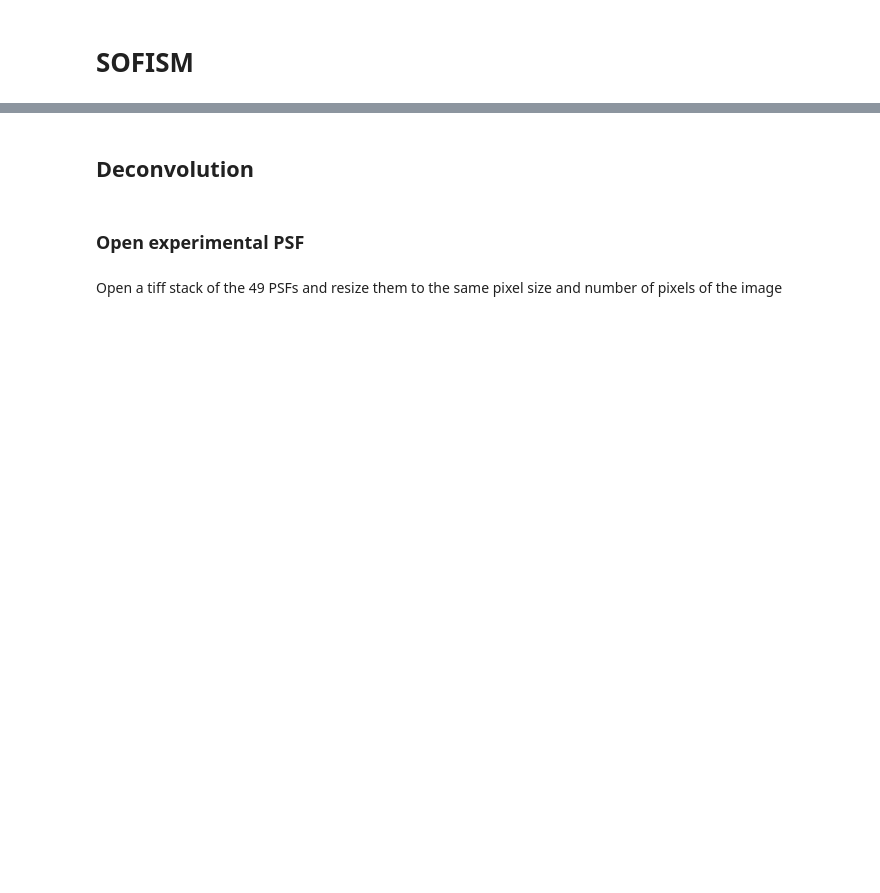
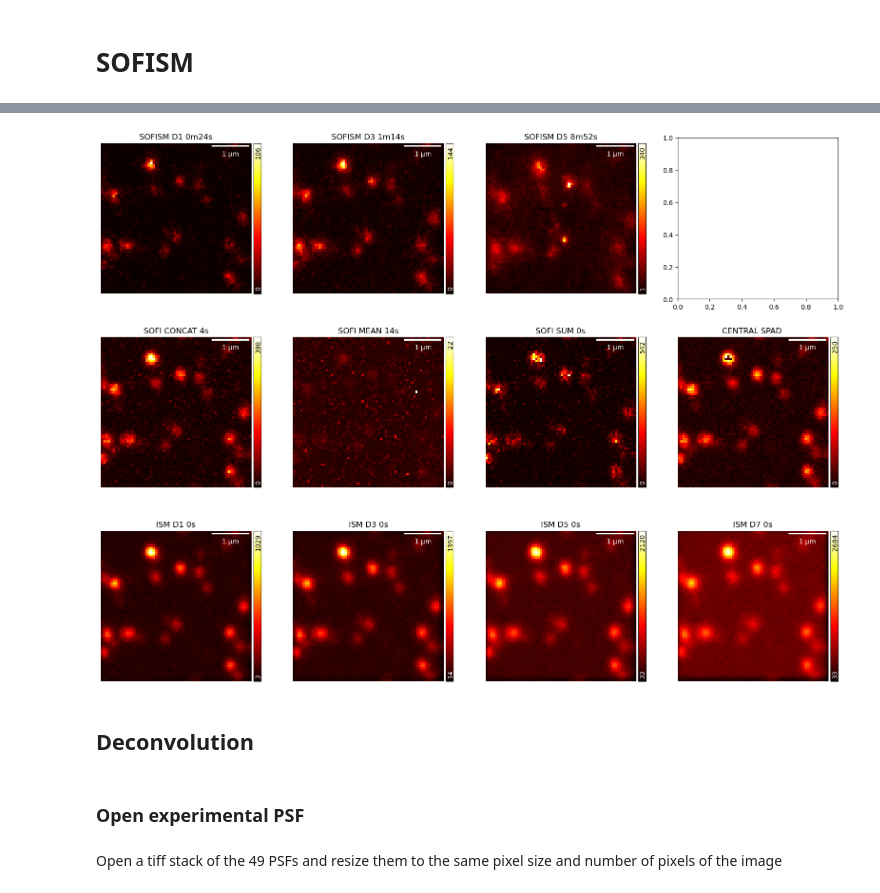
Before and after one commit to CarminatiGiovanni/tesi, a Jupyter notebook: SOFI_ISM_SOFISM GIO FAST.ipynb, the cells around one changed output, grey strips where cells are left out. Saved outputs shown, nothing was run; the diff lists cells and outputs as text; code cells hidden in the pictures; blank space fills up the shorter version.

```diff
--- a/SOFI_ISM_SOFISM GIO FAST.ipynb
+++ b/SOFI_ISM_SOFISM GIO FAST.ipynb
@@ -702,4 +859,42 @@ for ch1 in range(9):
 # %%
-#fig_1 = gra.ShowDataset(np.sum(dataset,axis=(0,1,4)),normalize = True, colorbar=True)
-#fig_1 = gra.ShowDataset(paircorr[:,:,0,:],normalize = False, colorbar=True)
-fig_1 = gra.ShowImg(paircorr[:,:,0,21], pxsize_x=pxsizex,vmax=2)#,normalize = False, colorbar=False)
+fig, ax = plt.subplots(3, 4, figsize=(5*4,15))
+
+gra.ShowImg(SOFISM_D1, pxsize_x = pxsizex, fig = fig, ax = ax[0,0])
+ax[0,0].set_title('SOFISM D1 ' + str(int(TIME_SOFISM_D1/60)) + 'm' + str(int(TIME_SOFISM_D1%60)) + 's')
+
+gra.ShowImg(SOFISM_D3, pxsize_x = pxsizex, fig = fig, ax = ax[0,1])
+ax[0,1].set_title('SOFISM D3 ' + str(int(TIME_SOFISM_D3/60)) + 'm' + str(int(TIME_SOFISM_D3%60)) + 's')
+
+gra.ShowImg(SOFISM_D5, pxsize_x = pxsizex, fig = fig, ax = ax[0,2])
+ax[0,2].set_title('SOFISM D5 ' + str(int(TIME_SOFISM_D5/60)) + 'm' + str(int(TIME_SOFISM_D5%60)) + 's')
+
+# gra.ShowImg(SOFISM_D7, pxsize_x = pxsizex, fig = fig, ax = ax[0,3])
+# ax[0,3].set_title('SOFISM D7 ' + str(int(TIME_SOFISM_D7/60)) + 'm' + str(int(TIME_SOFISM_D7%60)) + 's')
+
+gra.ShowImg(SOFI_CONCAT[:,:,0], pxsize_x = pxsizex, fig = fig, ax = ax[1,0])
+ax[1,0].set_title('SOFI CONCAT ' + str(int(TIME_SOFI_CONCAT)) + 's')
+
+gra.ShowImg(SOFI_MEAN[:,:,0], pxsize_x = pxsizex, fig = fig, ax = ax[1,1])
+ax[1,1].set_title('SOFI MEAN ' + str(int(TIME_SOFI_MEAN)) + 's')
+
+gra.ShowImg(SOFI_SUM[:,:,0], pxsize_x = pxsizex, fig = fig, ax = ax[1,2])
+ax[1,2].set_title('SOFI SUM ' + str(int(TIME_SOFI_SUM)) + 's')
+
+gra.ShowImg(CENTRAL_SPAD, pxsize_x = pxsizex, fig = fig, ax = ax[1,3])
+ax[1,3].set_title('CENTRAL SPAD ')
+
+gra.ShowImg(ISM_D1, pxsize_x = pxsizex, fig = fig, ax = ax[2,0])
+ax[2,0].set_title('ISM D1 ' + str(int(TIME_ISM_D1)) + 's')
+
+gra.ShowImg(ISM_D3, pxsize_x = pxsizex, fig = fig, ax = ax[2,1])
+ax[2,1].set_title('ISM D3 ' + str(int(TIME_ISM_D3)) + 's')
+
+gra.ShowImg(ISM_D5, pxsize_x = pxsizex, fig = fig, ax = ax[2,2])
+ax[2,2].set_title('ISM D5 ' + str(int(TIME_ISM_D5)) + 's')
+
+gra.ShowImg(ISM_D7, pxsize_x = pxsizex, fig = fig, ax = ax[2,3])
+ax[2,3].set_title('ISM D7 ' + str(int(TIME_ISM_D7)) + 's')
+
+plt.show()
+# %% [output]
+[figure, added]
```
Also changed, not shown: parts of 19 cells of this notebook, 2 other files.
